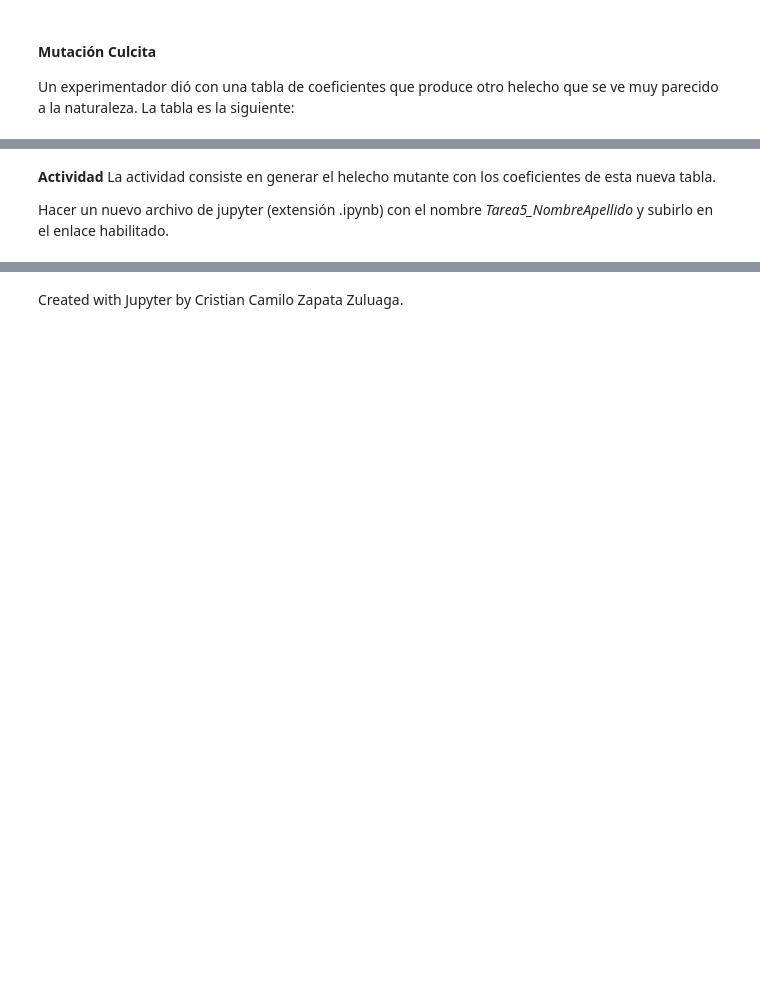
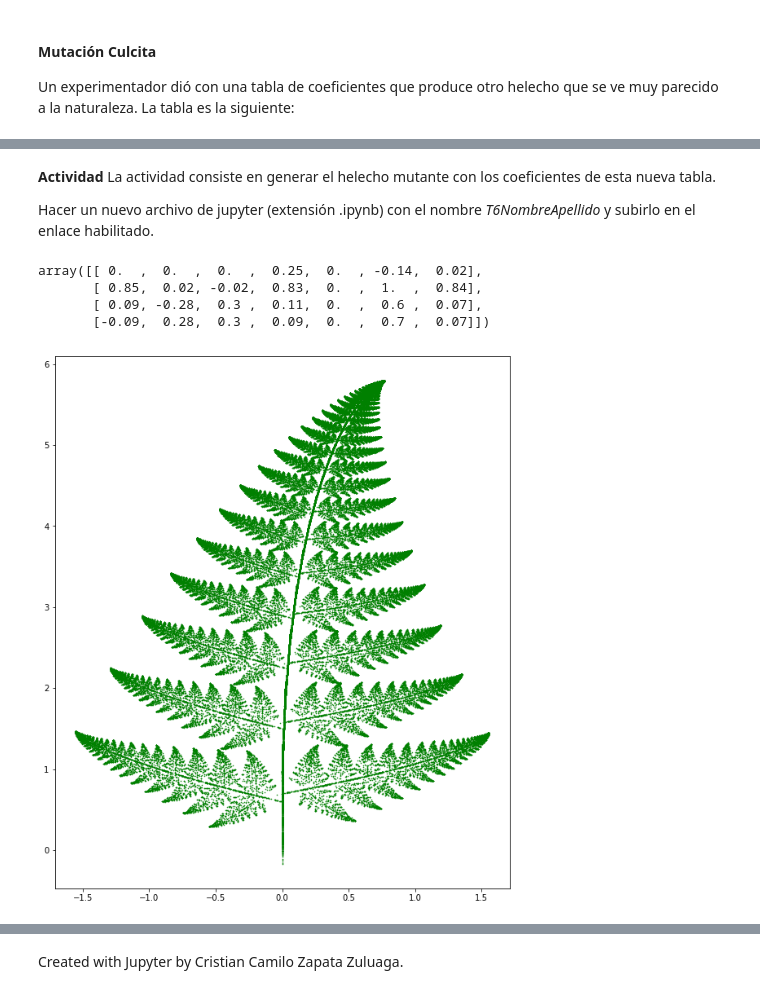
Before and after one commit to adangonzep/SimMat2019-Verano, a Jupyter notebook: Módulo 2/Clase11_FractalesAleatorios.ipynb, the cells around one changed output, grey strips where cells are left out. Cells and saved outputs as stored; diff of their text form; code cells hidden in the pictures; blank space fills up the shorter version.

```diff
--- a/Módulo 2/Clase11_FractalesAleatorios.ipynb
+++ b/Módulo 2/Clase11_FractalesAleatorios.ipynb
@@ -155,4 +237,4 @@ df.round(3)
 # %% [markdown]
 **Actividad** La actividad consiste en generar el helecho mutante con los coeficientes de esta nueva tabla.
 
-Hacer un nuevo archivo de jupyter (extensión .ipynb) con el nombre *Tarea5_NombreApellido* y subirlo en el enlace habilitado.
+Hacer un nuevo archivo de jupyter (extensión .ipynb) con el nombre *T6NombreApellido* y subirlo en el enlace habilitado.
@@ -167,3 +241,37 @@ Hacer un nuevo archivo de jupyter (extensión .ipynb) con el nombre *Tarea5_Nomb
+# %%
+Mat_Culcita = df.iloc[:,:-1].values
+Mat_Culcita
+# %% [output]
+array([[ 0.  ,  0.  ,  0.  ,  0.25,  0.  , -0.14,  0.02],
+       [ 0.85,  0.02, -0.02,  0.83,  0.  ,  1.  ,  0.84],
+       [ 0.09, -0.28,  0.3 ,  0.11,  0.  ,  0.6 ,  0.07],
+       [-0.09,  0.28,  0.3 ,  0.09,  0.  ,  0.7 ,  0.07]])
+# %%
+# Punto inicial
+x = [0]
+y = [0]
+
+# Valores de i con su probabilidad
+secuencia = np.array([0,1,2,3])
+probabilidad = Mat_Culcita[:,-1]
+a = Mat_Culcita[:,0]
+b = Mat_Culcita[:,1]
+c = Mat_Culcita[:,2]
+d = Mat_Culcita[:,3]
+e = Mat_Culcita[:,4]
+f = Mat_Culcita[:,5]
+
+for k in range(100000):
+    i = random.choices(secuencia,probabilidad)
+    x.append(a[i]*x[-1] + b[i]*y[-1] + e[i])
+    y.append(c[i]*x[-2] + d[i]*y[-1] + f[i])
+
+# Graficamos
+plt.figure(figsize=(10,12))
+plt.scatter(x,y,c='g',s=0.3)
+plt.show()
+# %% [output]
+[figure, added]
 # %% [markdown]
 ## 3. Otra aplicación (elegible para proyecto)
 Un paisaje fractal es una superficie generada usando un algoritmo estocástico diseñado para producir un comportamiento fractal que mimetiza la apariencia de un terreno natural. En otras palabras, el resultado de este procedimiento no es una superficie fractal determinística, sino una superficie aleatoria que exhibe comportamiento fractal.
```
Also changed, not shown: parts of 12 cells of this notebook, 2 other files.
